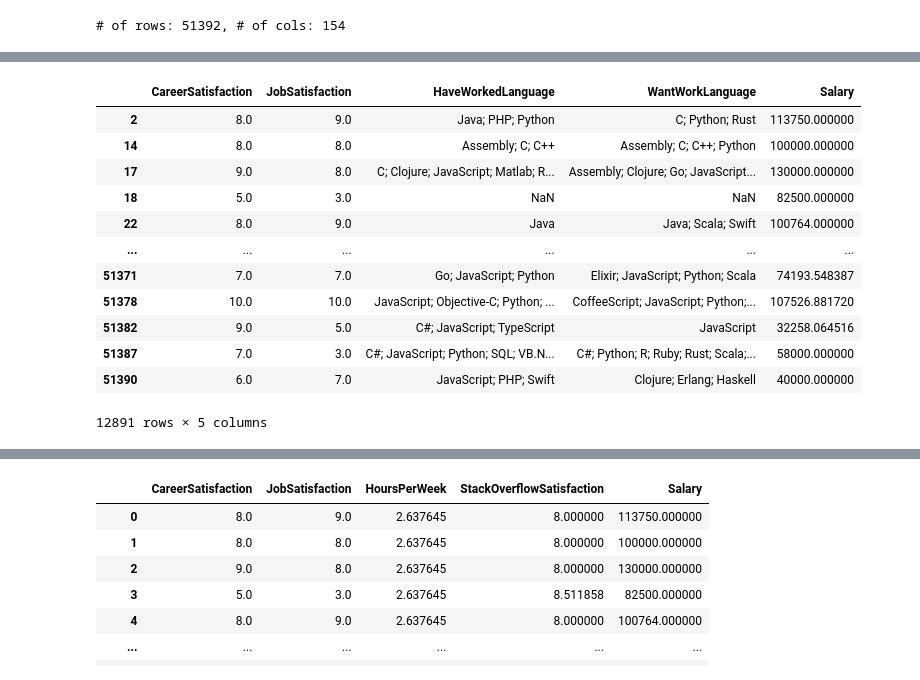
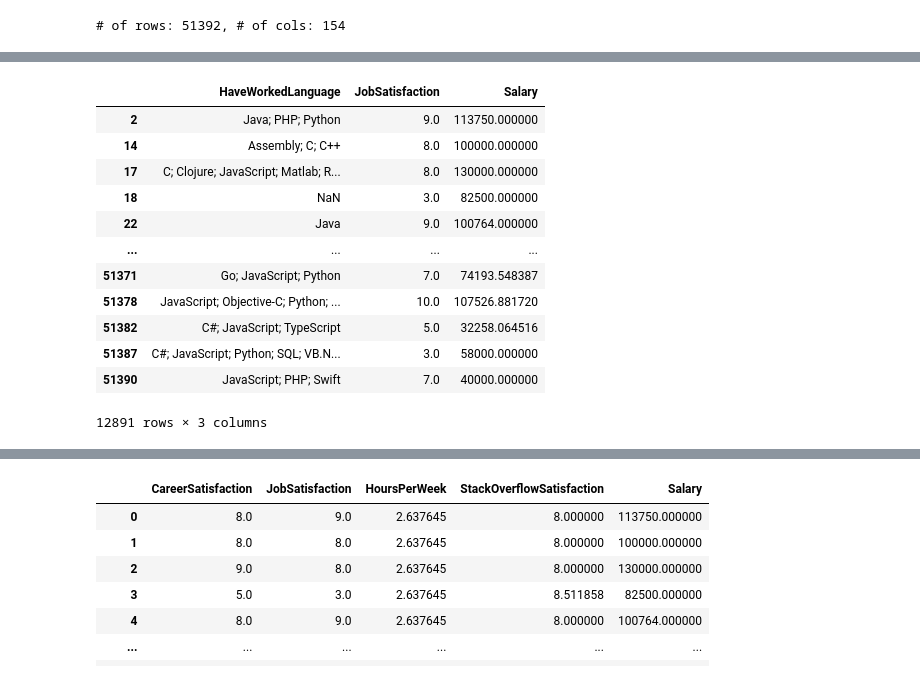
Before and after one commit to sucpark/stackoverflow_survey_analysis, a Jupyter notebook: developer_survey_analysis.ipynb, the cells around one changed output, grey strips where cells are left out. Saved outputs shown, nothing was run; the diff lists cells and outputs as text; code cells hidden in the pictures.

```diff
--- a/developer_survey_analysis.ipynb
+++ b/developer_survey_analysis.ipynb
@@ -73,6 +126,5 @@ dtype: float64
 # %%
-target_columns = ['CareerSatisfaction', 'JobSatisfaction', 'HaveWorkedLanguage', 'WantWorkLanguage','Salary']
-tdf = df[df['Professional'] == 'Professional developer']
-tdf = df[target_columns]
-tdf.head()
+target_columns = ['HaveWorkedLanguage', 'JobSatisfaction', 'Salary']
+lang_df = df[df['Professional'] == 'Professional developer'][target_columns]
+lang_df.head()
 # %% [output]
@@ -206,20 +235,20 @@ dtype: float64
 # %%
-tdf_salary = tdf.dropna(subset=['Salary'])
-tdf_salary
+lang_df_salary = lang_df.dropna(subset=['Salary'])
+lang_df_salary
 # %% [output]
-|  | CareerSatisfaction | JobSatisfaction | HaveWorkedLanguage | WantWorkLanguage | Salary |
-| 2 | 8.0 | 9.0 | Java; PHP; Python | C; Python; Rust | 113750.000000 |
-| 14 | 8.0 | 8.0 | Assembly; C; C++ | Assembly; C; C++; Python | 100000.000000 |
-| 17 | 9.0 | 8.0 | C; Clojure; JavaScript; Matlab; R... | Assembly; Clojure; Go; JavaScript... | 130000.000000 |
-| 18 | 5.0 | 3.0 | NaN | NaN | 82500.000000 |
-| 22 | 8.0 | 9.0 | Java | Java; Scala; Swift | 100764.000000 |
-| ... | ... | ... | ... | ... | ... |
-| 51371 | 7.0 | 7.0 | Go; JavaScript; Python | Elixir; JavaScript; Python; Scala | 74193.548387 |
-| 51378 | 10.0 | 10.0 | JavaScript; Objective-C; Python; ... | CoffeeScript; JavaScript; Python;... | 107526.881720 |
-| 51382 | 9.0 | 5.0 | C#; JavaScript; TypeScript | JavaScript | 32258.064516 |
-| 51387 | 7.0 | 3.0 | C#; JavaScript; Python; SQL; VB.N... | C#; Python; R; Ruby; Rust; Scala;... | 58000.000000 |
-| 51390 | 6.0 | 7.0 | JavaScript; PHP; Swift | Clojure; Erlang; Haskell | 40000.000000 |
+|  | HaveWorkedLanguage | JobSatisfaction | Salary |
+| 2 | Java; PHP; Python | 9.0 | 113750.000000 |
+| 14 | Assembly; C; C++ | 8.0 | 100000.000000 |
+| 17 | C; Clojure; JavaScript; Matlab; R... | 8.0 | 130000.000000 |
+| 18 | NaN | 3.0 | 82500.000000 |
+| 22 | Java | 9.0 | 100764.000000 |
+| ... | ... | ... | ... |
+| 51371 | Go; JavaScript; Python | 7.0 | 74193.548387 |
+| 51378 | JavaScript; Objective-C; Python; ... | 10.0 | 107526.881720 |
+| 51382 | C#; JavaScript; TypeScript | 5.0 | 32258.064516 |
+| 51387 | C#; JavaScript; Python; SQL; VB.N... | 3.0 | 58000.000000 |
+| 51390 | JavaScript; PHP; Swift | 7.0 | 40000.000000 |
-12891 rows × 5 columns
+12891 rows × 3 columns
 # %%
 salary_df = pd.DataFrame(columns = ['Language', 'Salary'])
 
```
Also changed, not shown: parts of 61 cells of this notebook.
